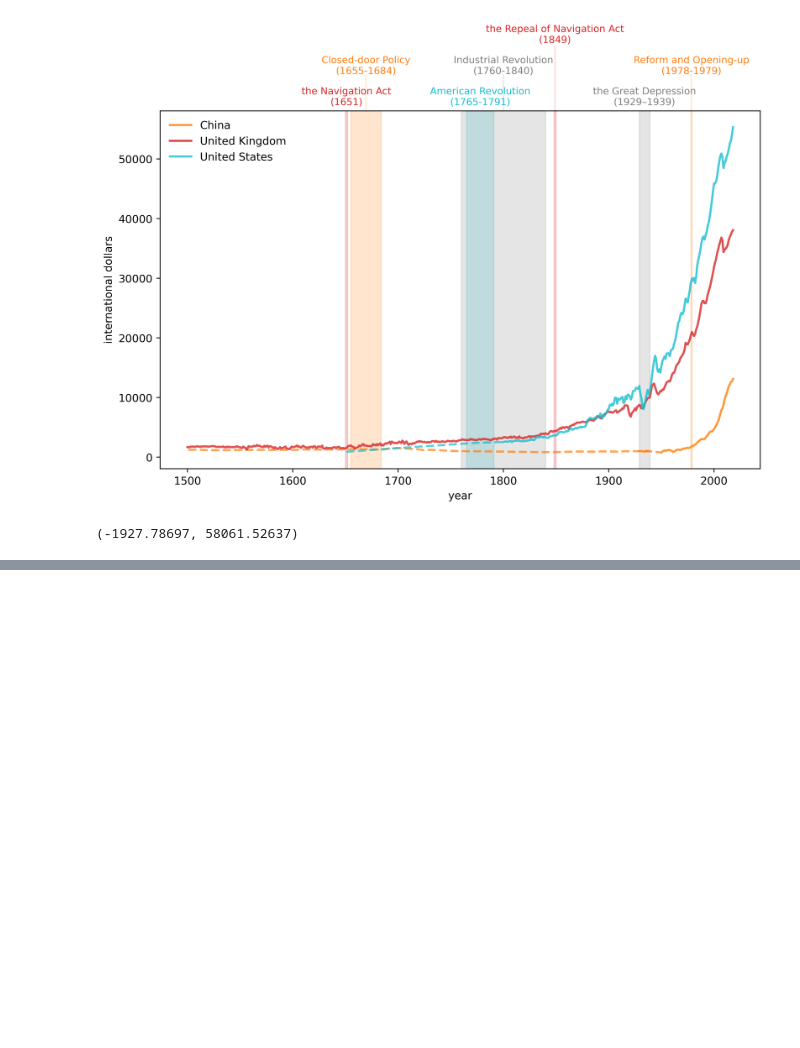
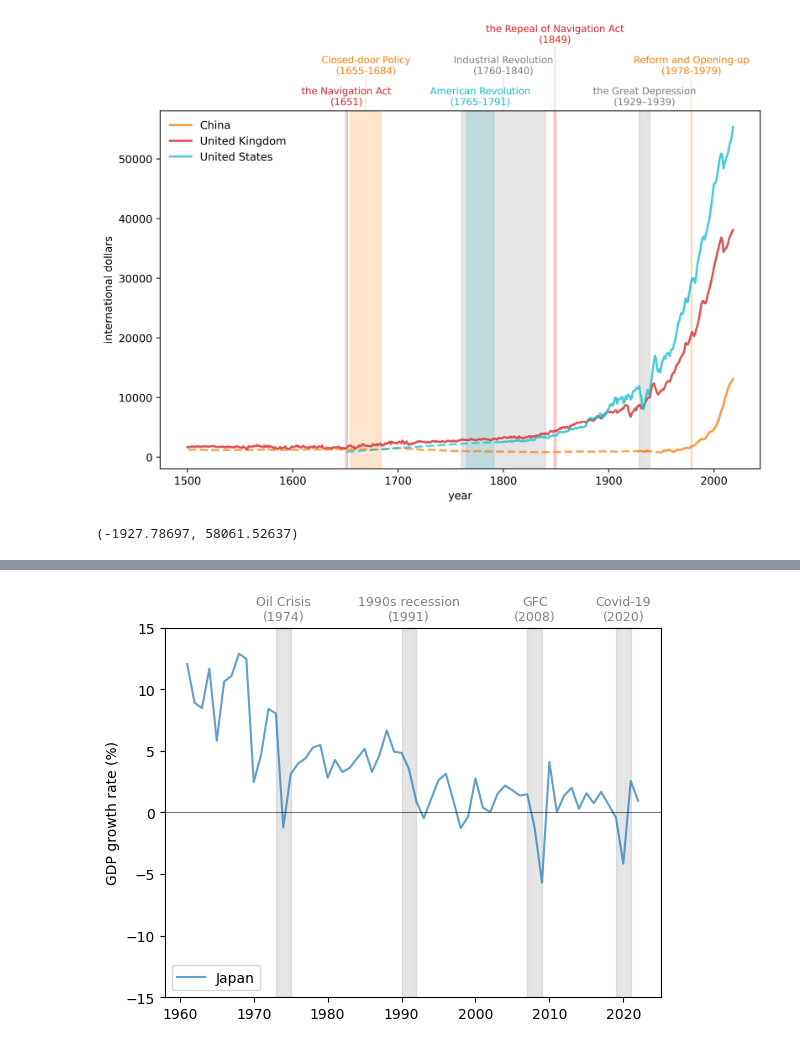
Before and after one commit to SuyongYang/AgentBaseModel, a Jupyter notebook: QuantEconLevel01.ipynb, the cells around one changed output, grey strips where cells are left out. Drawn from its saved outputs; the diff is of its cells as text; code cells hidden in the pictures; blank space fills up the shorter version.

```diff
--- a/QuantEconLevel01.ipynb
+++ b/QuantEconLevel01.ipynb
@@ -273,0 +492,10 @@ TypeError: print() argument after ** must be a mapping, not NoneType
+# %%
+fig, ax = plt.subplots()
+
+country = 'Japan'
+plot_series(gdp_growth, country,
+            ylabel, 0.1, ax,
+            g_params, b_params, t_params)
+plt.show()
+# %% [output]
+[figure, added]
```
Also changed, not shown: parts of 23 cells of this notebook.
